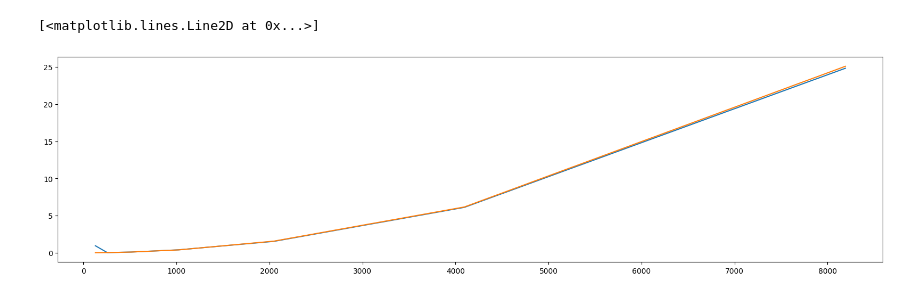
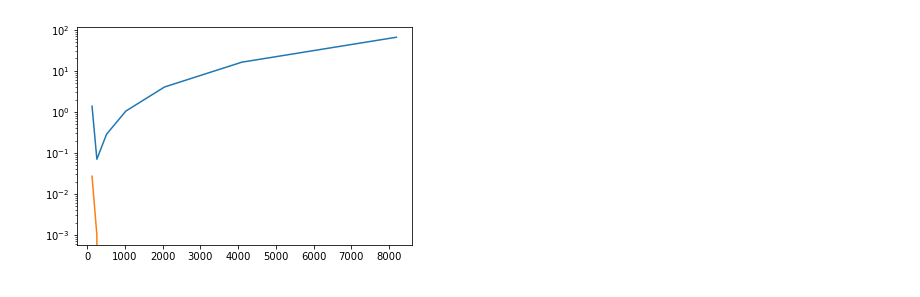
Before and after one commit to TomaBlogu/proc-sem, a Jupyter notebook: lab4/ex1.ipynb, the cells around one changed output. Cells and saved outputs as stored; diff of their text form; code cells hidden in the pictures.

```diff
--- a/lab4/ex1.ipynb
+++ b/lab4/ex1.ipynb
@@ -8,6 +8,9 @@ y1 = []
 y2 = []
 Nlist = [128, 256, 512, 1024, 2048, 4096, 8192]
 # %%
+timp = np.linspace(0, 16, 1600)
+semnal = np.sin(2 * np.pi * 400 * timp)
+
 for N in Nlist:
 
     start_time = time.time()
@@ -17,28 +20,20 @@ for N in Nlist:
     for n1 in range(N):
         a = []
         for n2 in range(N):
-            a.append(math.e**(2j * math.pi * n1 * n2 / N))
+            a.append( semnal * (math.e**(-2 * np.pi * 1j * n1 * n2 / N)))
         X.append(a)
 
     y1.append((time.time() - start_time))
 
     start_time = time.time()
 
-    X = []
-
-    for n1 in range(N):
-        a = []
-        for n2 in range(N):
-            a.append(math.e**(2j * math.pi * n1 * n2 / N))
-        X.append(a)
-
-    fourier_series = np.fft.fft(a)
+    fourier = np.fft.fft(semnal)
 
     y2.append((time.time() - start_time))
 # %%
-plt.figure(figsize=(20,5))
-plt.plot(Nlist,y1)
-plt.plot(Nlist,y2)
+fig, ax = plt.subplots()
+ax.plot(Nlist,y1)
+ax.plot(Nlist,y2)
+ax.set_yscale("log")
 # %% [output]
-[<matplotlib.lines.Line2D at 0x...>]
-[figure, old version]
+[figure, new version]
```
Also changed, not shown: 8 other files.
